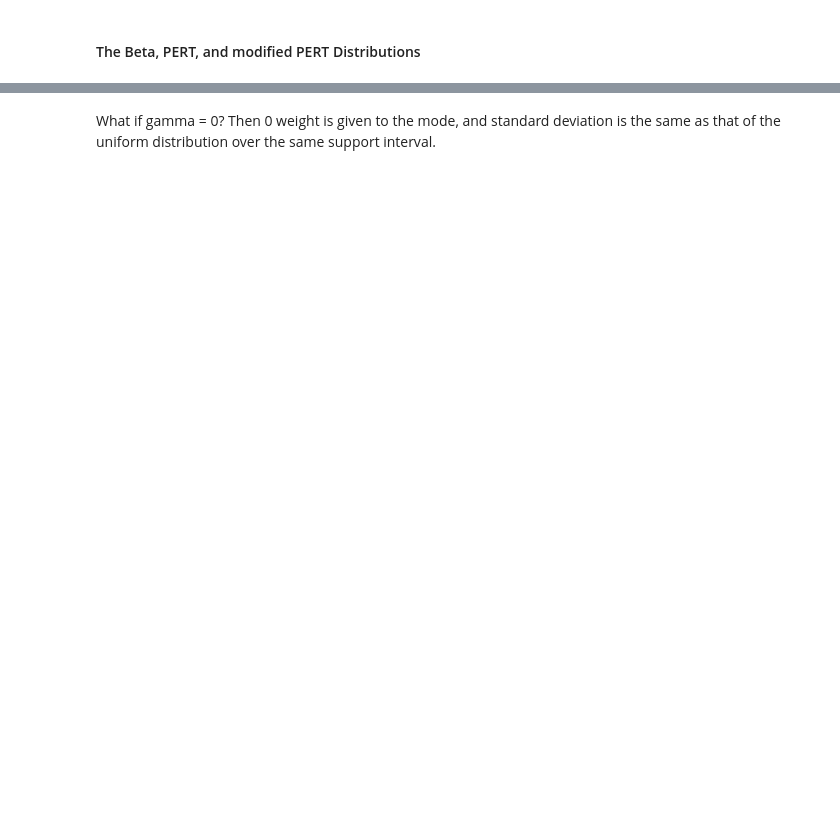
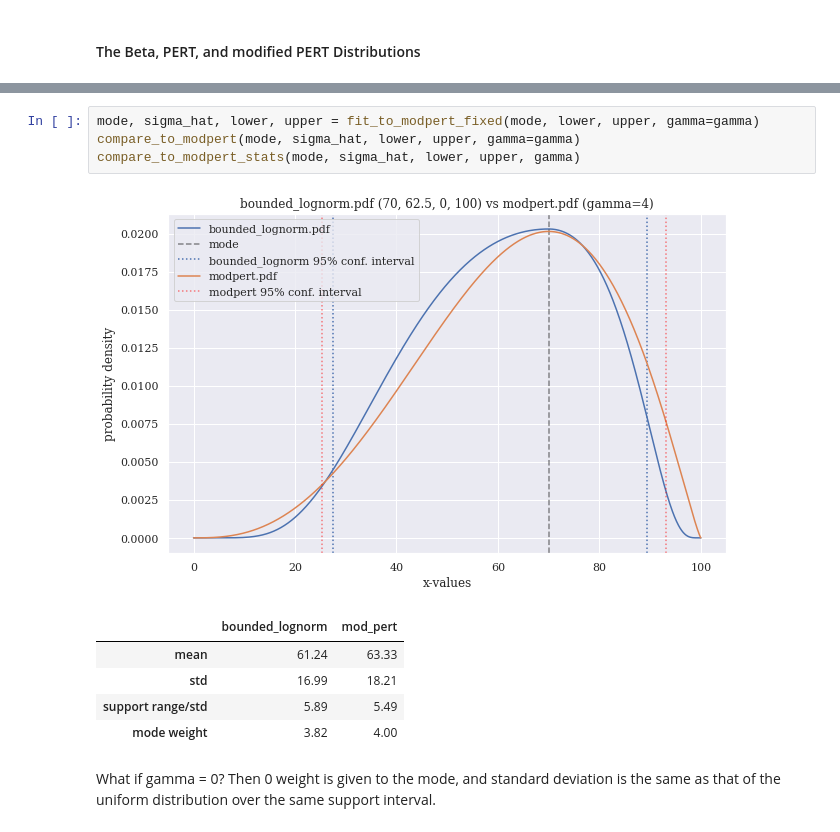
Before and after one commit to tedteske/bounded_lognorm, a Jupyter notebook: bounded_lognorm.ipynb, the cells around one changed output, grey strips where cells are left out. Drawn from its saved outputs; the diff is of its cells as text; blank space fills up the shorter version.

```diff
--- a/bounded_lognorm.ipynb
+++ b/bounded_lognorm.ipynb
@@ -2532,3 +2530,14 @@ array([3.70519447])
+# %%
+mode, sigma_hat, lower, upper = fit_to_modpert_fixed(mode, lower, upper, gamma=gamma)
+compare_to_modpert(mode, sigma_hat, lower, upper, gamma=gamma)
+compare_to_modpert_stats(mode, sigma_hat, lower, upper, gamma)
+# %% [output]
+[figure, added]
+|  | bounded_lognorm | mod_pert |
+| mean | 61.24 | 63.33 |
+| std | 16.99 | 18.21 |
+| support range/std | 5.89 | 5.49 |
+| mode weight | 3.82 | 4.00 |
 # %% [markdown]
 What if gamma = 0? Then 0 weight is given to the mode, and standard deviation is the same as that of the uniform distribution over the same support interval.
 # %%
```
Also changed, not shown: parts of 42 cells of this notebook.
